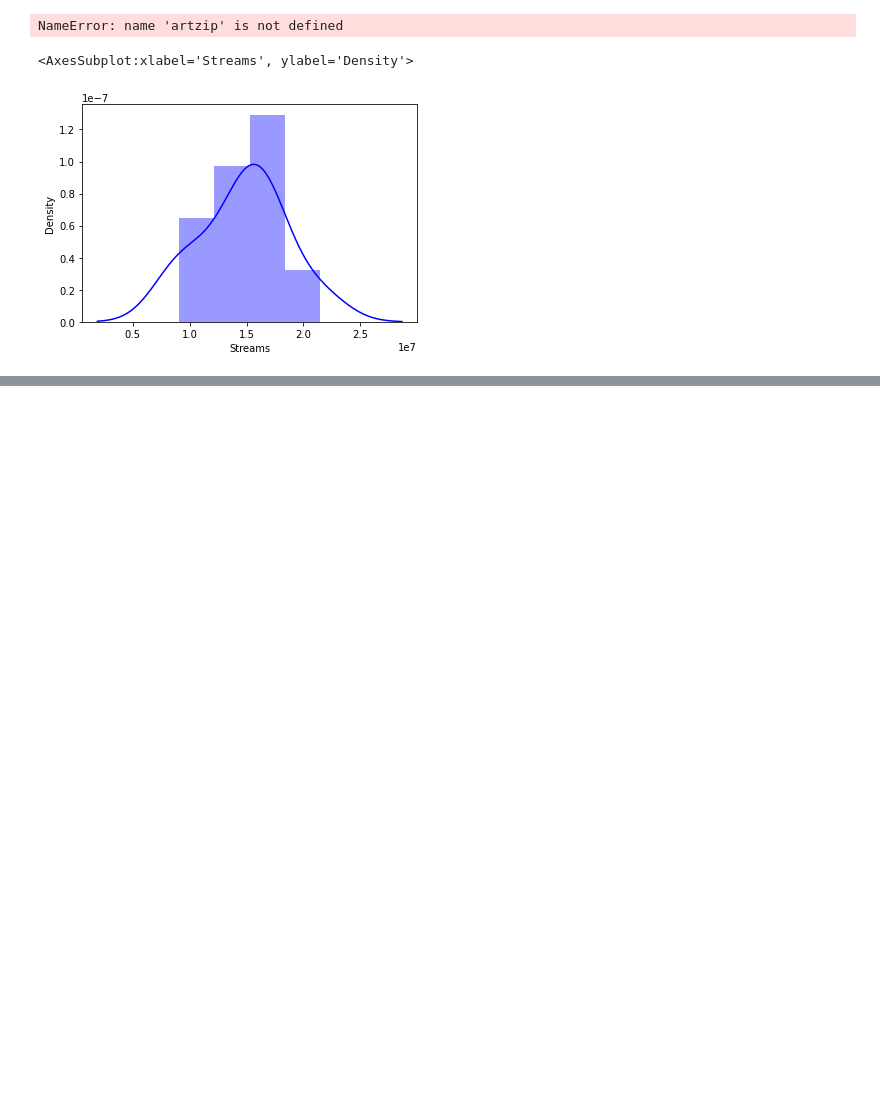
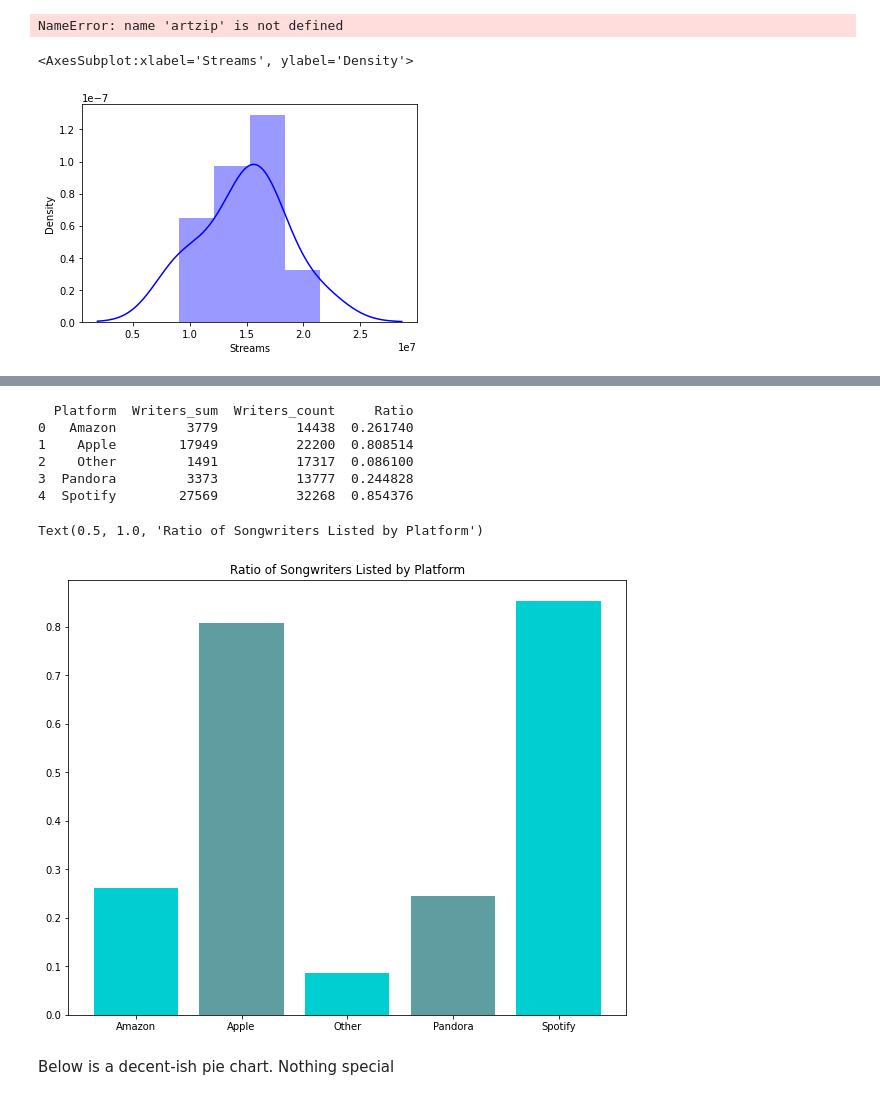
Before and after one commit to NSS-Data-Analytics-Cohort-6/mlc-project-count-dracula, a Jupyter notebook: notebooks/MLC_Phil.ipynb, the cells around one changed output, grey strips where cells are left out. Saved outputs shown, nothing was run; the diff lists cells and outputs as text; code cells hidden in the pictures; blank space fills up the shorter version.

Commit message:
Making some nice bar charts baybeee

```diff
--- a/notebooks/MLC_Phil.ipynb
+++ b/notebooks/MLC_Phil.ipynb
@@ -610,0 +534,19 @@ plt.pie(label_pie['Label'].value_counts())
+# %%
+music_pie_agg["Ratio"] = music_pie_agg["Writers_sum"] / music_pie_agg["Writers_count"]
+print(music_pie_agg)
+# %% [output]
+  Platform  Writers_sum  Writers_count     Ratio
+0   Amazon         3779          14438  0.261740
+1    Apple        17949          22200  0.808514
+2    Other         1491          17317  0.086100
+3  Pandora         3373          13777  0.244828
+4  Spotify        27569          32268  0.854376
+# %%
+plt.subplots(figsize=(10,8))
+plt.bar(music_pie_agg['Platform'], music_pie_agg['Ratio'],color=['darkturquoise','cadetblue'])
+plt.title('Ratio of Songwriters Listed by Platform')
+plt.xlabel('Platform')
+plt.ylabel('Songwriter Listed Ratio')
+# %% [output]
+Text(0.5, 1.0, 'Ratio of Songwriters Listed by Platform')
+[figure, added]
@@ -610,0 +555,2 @@ plt.pie(label_pie['Label'].value_counts())
+# %% [markdown]
+Below is a decent-ish pie chart. Nothing special
```
Also changed, not shown: parts of 45 cells of this notebook.
